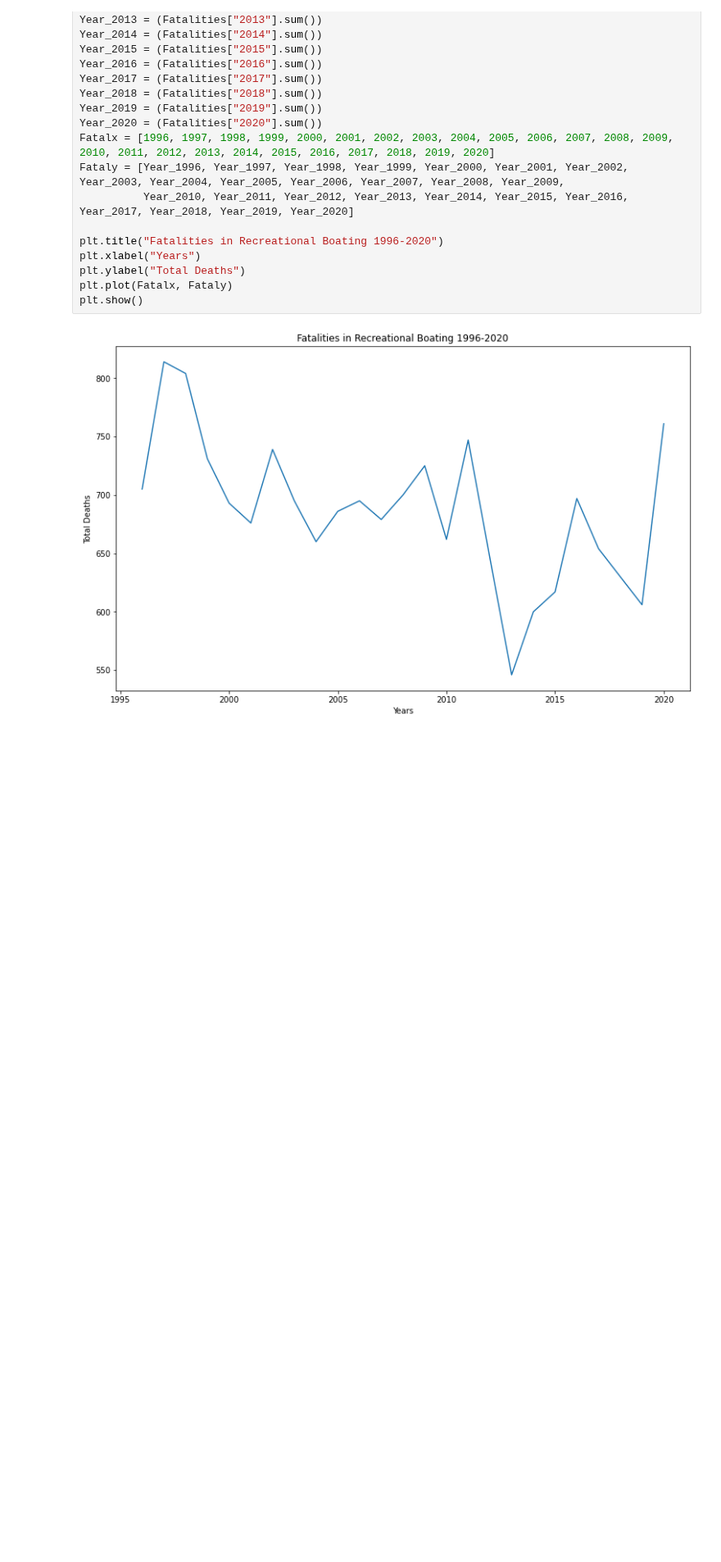
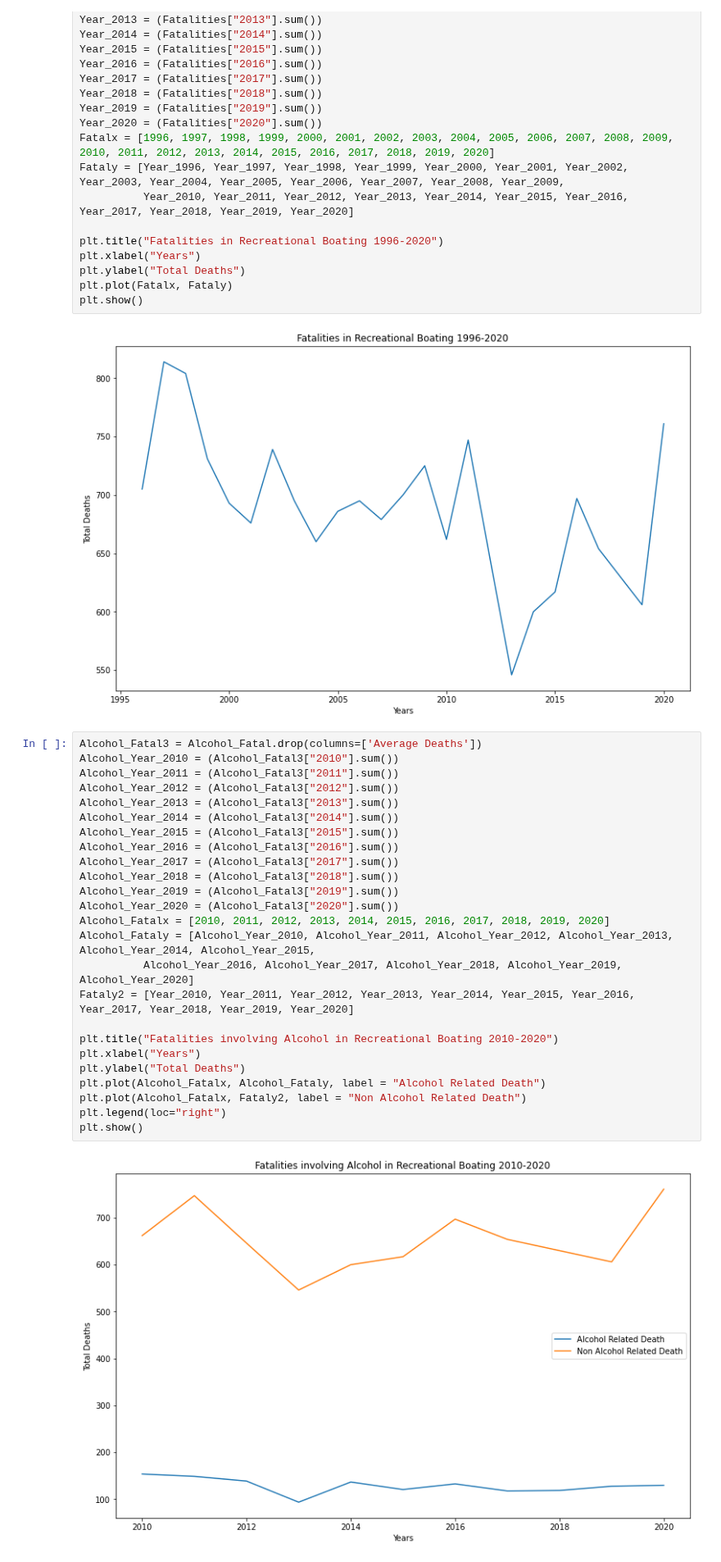
Before and after one commit to MZt92-ui/Project-1-Group-3, a Jupyter notebook: Boat Fatalities.ipynb, the cells around one changed output. Shown at 82% size. Saved outputs shown, nothing was run; the diff lists cells and outputs as text; blank space fills up the shorter version.

```diff
--- a/Boat Fatalities.ipynb
+++ b/Boat Fatalities.ipynb
@@ -362,3 +373,30 @@ plt.plot(Fatalx, Fataly)
 plt.show()
 # %% [output]
 [figure]
+# %%
+Alcohol_Fatal3 = Alcohol_Fatal.drop(columns=['Average Deaths'])
+Alcohol_Year_2010 = (Alcohol_Fatal3["2010"].sum())
+Alcohol_Year_2011 = (Alcohol_Fatal3["2011"].sum())
+Alcohol_Year_2012 = (Alcohol_Fatal3["2012"].sum())
+Alcohol_Year_2013 = (Alcohol_Fatal3["2013"].sum())
+Alcohol_Year_2014 = (Alcohol_Fatal3["2014"].sum())
+Alcohol_Year_2015 = (Alcohol_Fatal3["2015"].sum())
+Alcohol_Year_2016 = (Alcohol_Fatal3["2016"].sum())
+Alcohol_Year_2017 = (Alcohol_Fatal3["2017"].sum())
+Alcohol_Year_2018 = (Alcohol_Fatal3["2018"].sum())
+Alcohol_Year_2019 = (Alcohol_Fatal3["2019"].sum())
+Alcohol_Year_2020 = (Alcohol_Fatal3["2020"].sum())
+Alcohol_Fatalx = [2010, 2011, 2012, 2013, 2014, 2015, 2016, 2017, 2018, 2019, 2020]
+Alcohol_Fataly = [Alcohol_Year_2010, Alcohol_Year_2011, Alcohol_Year_2012, Alcohol_Year_2013, Alcohol_Year_2014, Alcohol_Year_2015,
+          Alcohol_Year_2016, Alcohol_Year_2017, Alcohol_Year_2018, Alcohol_Year_2019, Alcohol_Year_2020]
+Fataly2 = [Year_2010, Year_2011, Year_2012, Year_2013, Year_2014, Year_2015, Year_2016, Year_2017, Year_2018, Year_2019, Year_2020]
+
+plt.title("Fatalities involving Alcohol in Recreational Boating 2010-2020")
+plt.xlabel("Years")
+plt.ylabel("Total Deaths")
+plt.plot(Alcohol_Fatalx, Alcohol_Fataly, label = "Alcohol Related Death")
+plt.plot(Alcohol_Fatalx, Fataly2, label = "Non Alcohol Related Death")
+plt.legend(loc="right")
+plt.show()
+# %% [output]
+[figure, added]
```
Also changed, not shown: parts of 1 cell of this notebook, 1 other file.
